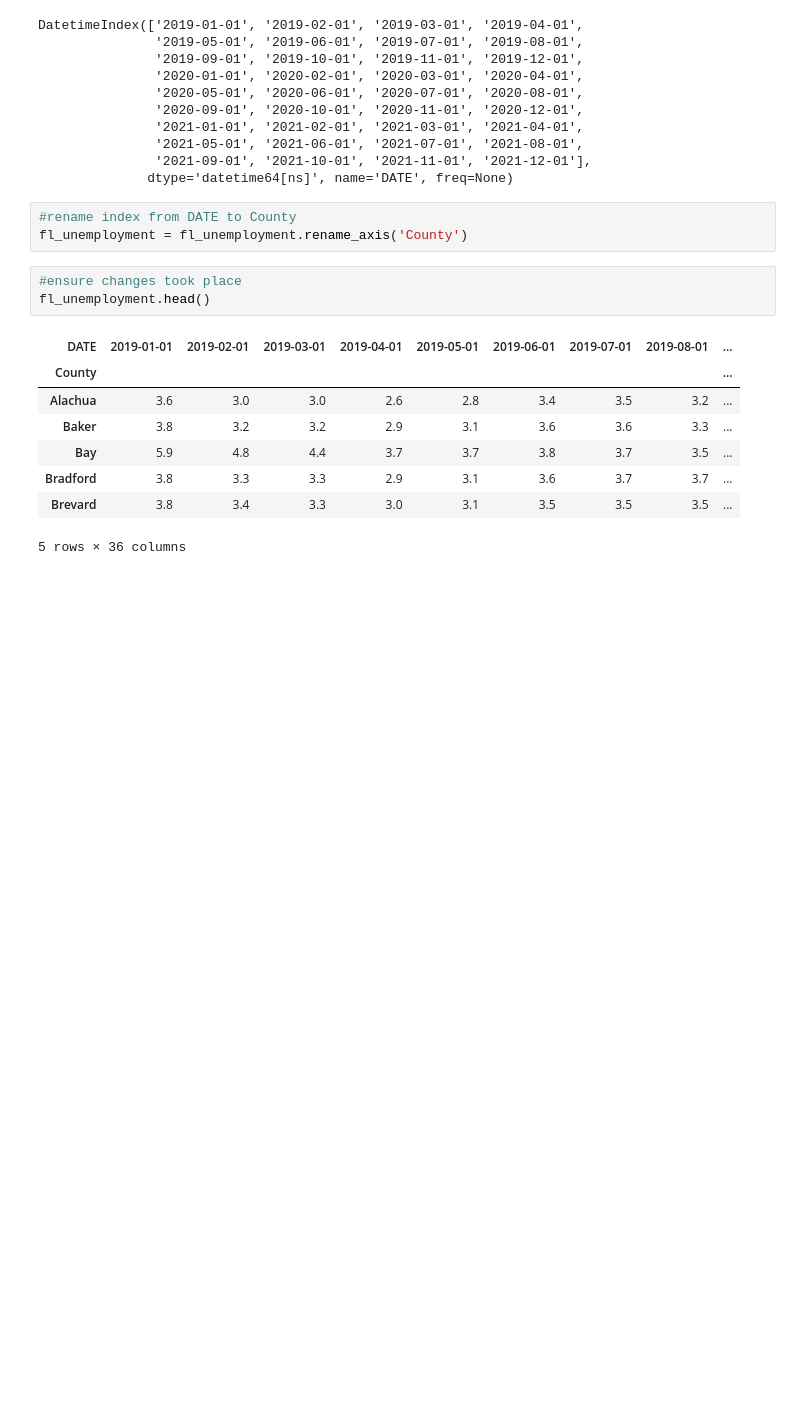
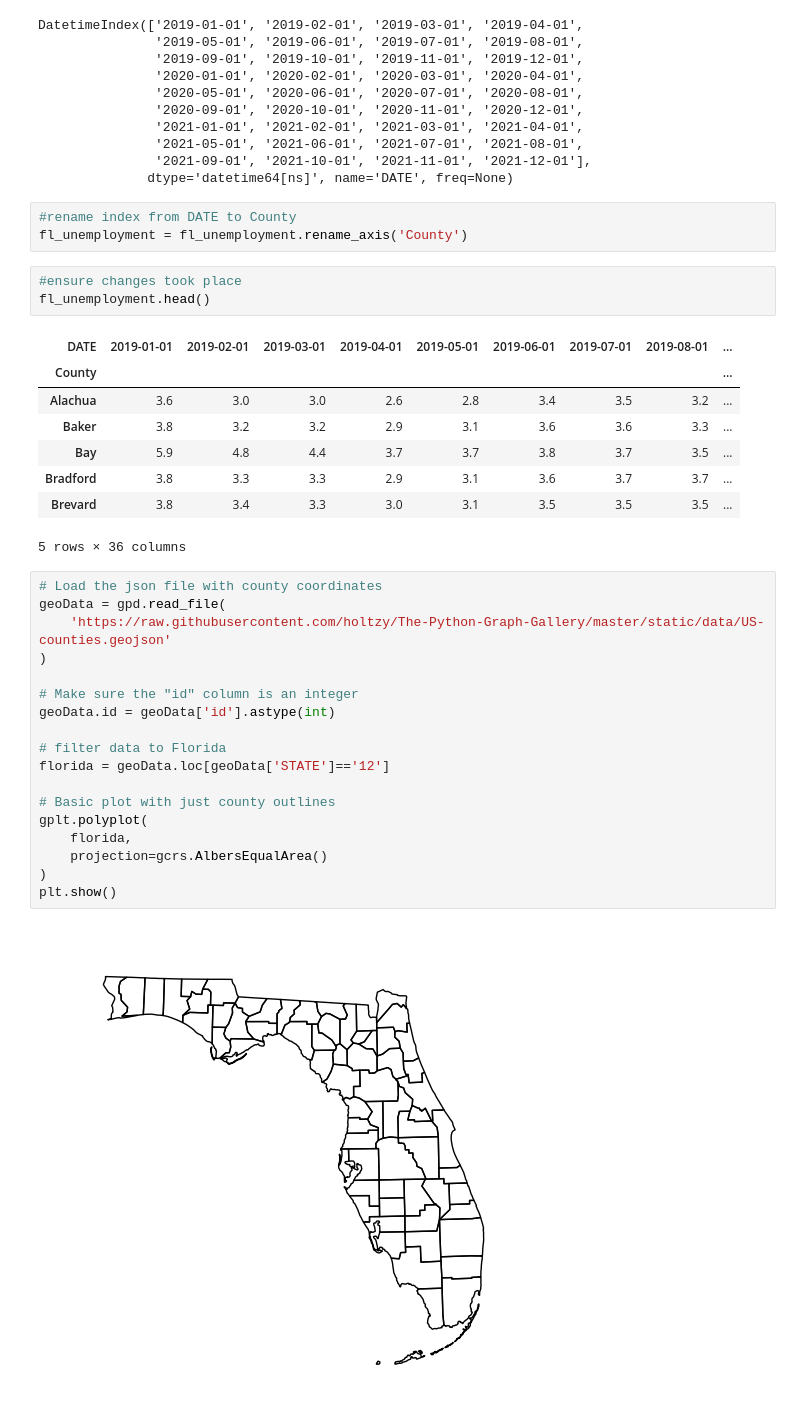
Before and after one commit to UDoWhile/Project-1, a Jupyter notebook: main_angelica.ipynb, the cells around one changed output. Saved outputs shown, nothing was run; the diff lists cells and outputs as text; blank space fills up the shorter version.

Commit message:
updated county names with period and florida map with county lines

```diff
--- a/main_angelica.ipynb
+++ b/main_angelica.ipynb
@@ -98,3 +100,23 @@ fl_unemployment.head()
 | Bradford | 3.8 | 3.3 | 3.3 | 2.9 | 3.1 | 3.6 | 3.7 | 3.7 | ... |
 | Brevard | 3.8 | 3.4 | 3.3 | 3.0 | 3.1 | 3.5 | 3.5 | 3.5 | ... |
 5 rows × 36 columns
+# %%
+# Load the json file with county coordinates
+geoData = gpd.read_file(
+    'https://raw.githubusercontent.com/holtzy/The-Python-Graph-Gallery/master/static/data/US-counties.geojson'
+)
+
+# Make sure the "id" column is an integer
+geoData.id = geoData['id'].astype(int)
+
+# filter data to Florida
+florida = geoData.loc[geoData['STATE']=='12']
+
+# Basic plot with just county outlines
+gplt.polyplot(
+    florida,
+    projection=gcrs.AlbersEqualArea()
+)
+plt.show()
+# %% [output]
+[figure, added]
```
Also changed, not shown: parts of 4 cells of this notebook.
